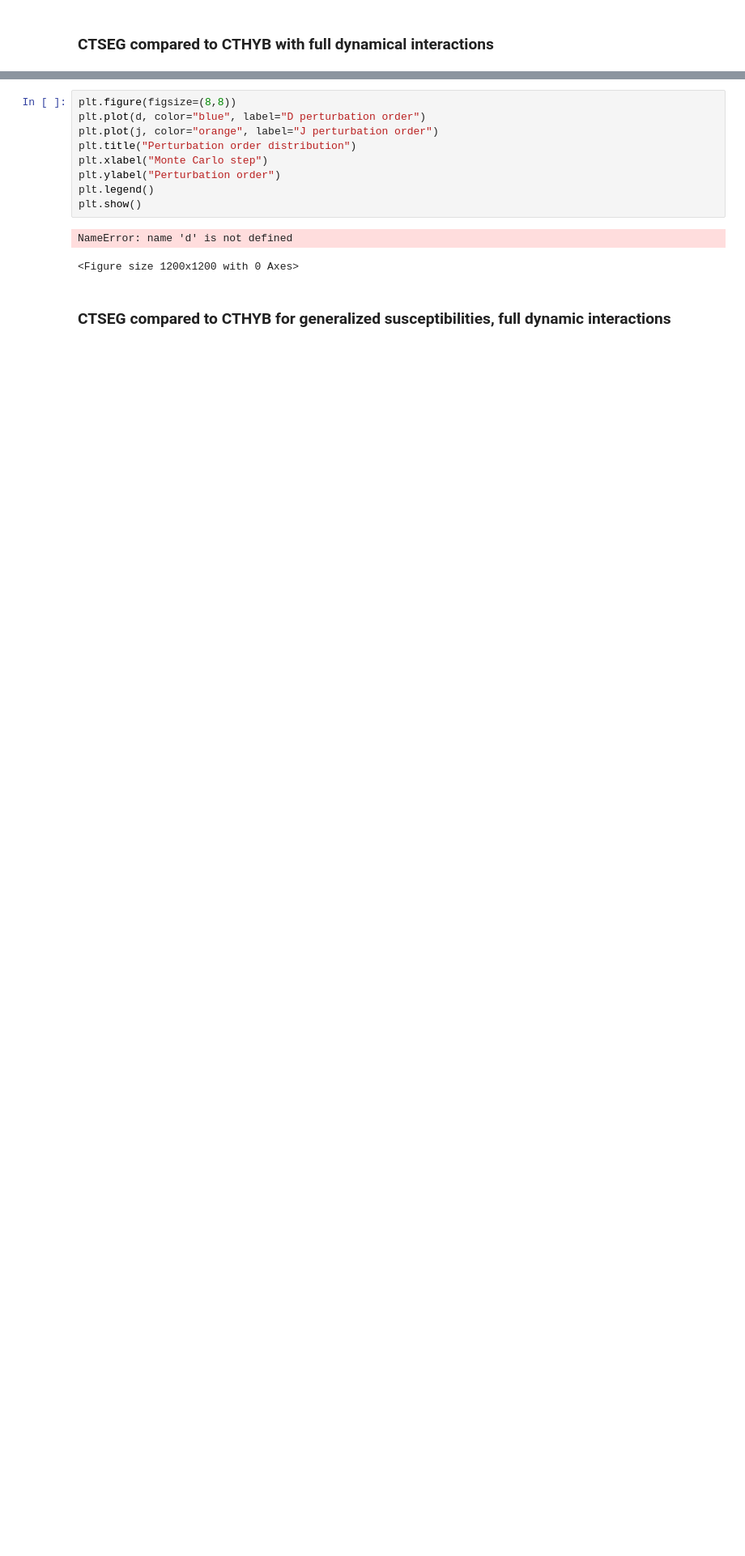
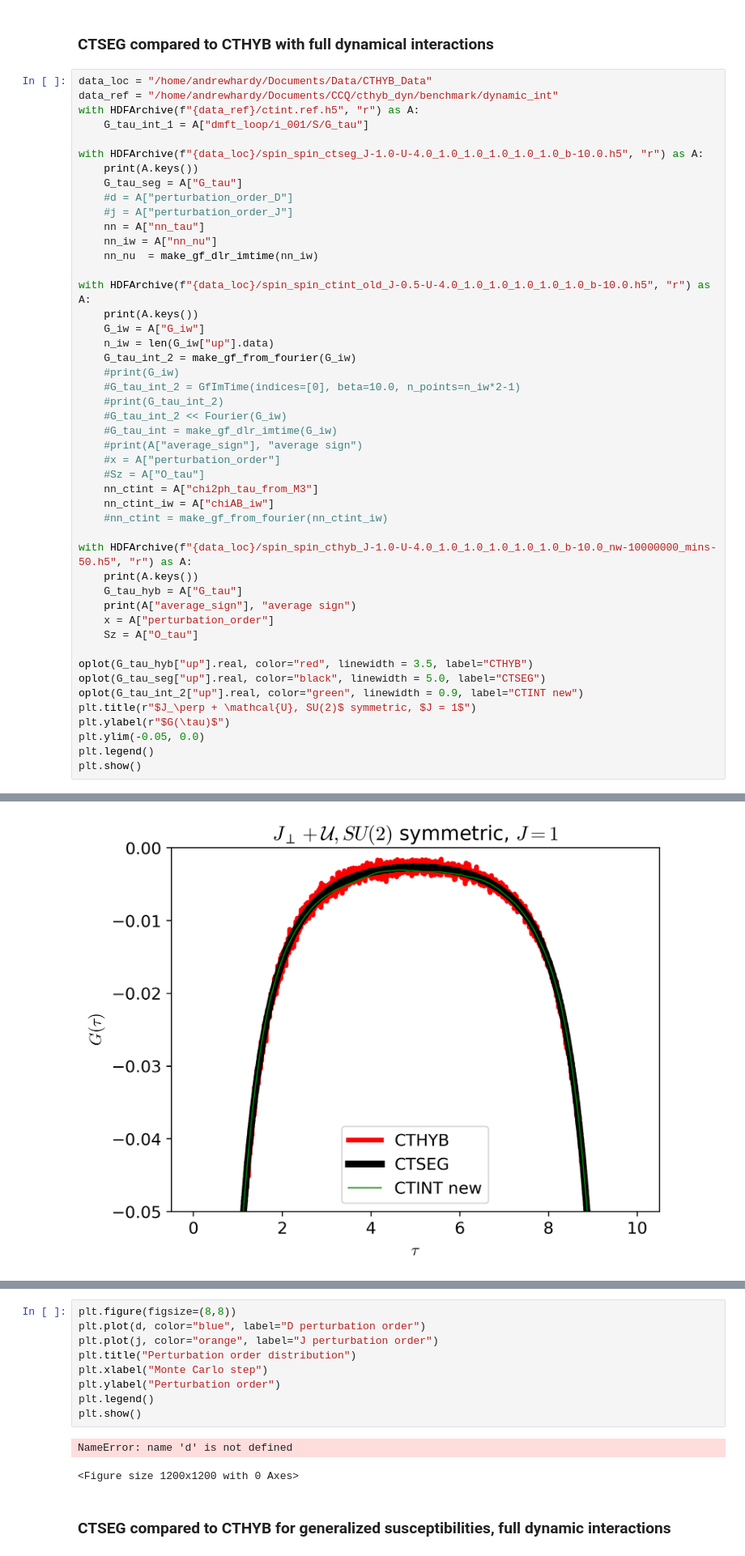
Before and after one commit to andrewkhardy/cthyb, a Jupyter notebook: benchmark/dynamic_int/CTHYB_Benchmarking.ipynb, the cells around one changed output, grey strips where cells are left out. Shown at 81% size. Saved outputs shown, nothing was run; the diff lists cells and outputs as text; blank space fills up the shorter version.

```diff
--- a/benchmark/dynamic_int/CTHYB_Benchmarking.ipynb
+++ b/benchmark/dynamic_int/CTHYB_Benchmarking.ipynb
@@ -56,3 +56,51 @@ plt.show()
 [figure]
 # %% [markdown]
 ### CTSEG compared to CTHYB with full dynamical interactions
+# %%
+data_loc = "/home/andrewhardy/Documents/Data/CTHYB_Data"
+data_ref = "/home/andrewhardy/Documents/CCQ/cthyb_dyn/benchmark/dynamic_int"
+with HDFArchive(f"{data_ref}/ctint.ref.h5", "r") as A:
+    G_tau_int_1 = A["dmft_loop/i_001/S/G_tau"]
+
+with HDFArchive(f"{data_loc}/spin_spin_ctseg_J-1.0-U-4.0_1.0_1.0_1.0_1.0_1.0_b-10.0.h5", "r") as A:
+    print(A.keys())
+    G_tau_seg = A["G_tau"]
+    #d = A["perturbation_order_D"]
+    #j = A["perturbation_order_J"]
+    nn = A["nn_tau"]
+    nn_iw = A["nn_nu"]
+    nn_nu  = make_gf_dlr_imtime(nn_iw)
+
+with HDFArchive(f"{data_loc}/spin_spin_ctint_old_J-0.5-U-4.0_1.0_1.0_1.0_1.0_1.0_b-10.0.h5", "r") as A:
+    print(A.keys())
+    G_iw = A["G_iw"]
+    n_iw = len(G_iw["up"].data)
+    G_tau_int_2 = make_gf_from_fourier(G_iw)
+    #print(G_iw)
+    #G_tau_int_2 = GfImTime(indices=[0], beta=10.0, n_points=n_iw*2-1)
+    #print(G_tau_int_2)
+    #G_tau_int_2 << Fourier(G_iw)
+    #G_tau_int = make_gf_dlr_imtime(G_iw)
+    #print(A["average_sign"], "average sign")
+    #x = A["perturbation_order"]
+    #Sz = A["O_tau"]
+    nn_ctint = A["chi2ph_tau_from_M3"]
+    nn_ctint_iw = A["chiAB_iw"]
+    #nn_ctint = make_gf_from_fourier(nn_ctint_iw)
+
+with HDFArchive(f"{data_loc}/spin_spin_cthyb_J-1.0-U-4.0_1.0_1.0_1.0_1.0_1.0_b-10.0_nw-10000000_mins-50.h5", "r") as A:
+    print(A.keys())
+    G_tau_hyb = A["G_tau"]
+    print(A["average_sign"], "average sign")
+    x = A["perturbation_order"]
+    Sz = A["O_tau"]
+
+oplot(G_tau_hyb["up"].real, color="red", linewidth = 3.5, label="CTHYB")
+oplot(G_tau_seg["up"].real, color="black", linewidth = 5.0, label="CTSEG")
+oplot(G_tau_int_2["up"].real, color="green", linewidth = 0.9, label="CTINT new")
+plt.title(r"$J_\perp + \mathcal{U}, SU(2)$ symmetric, $J = 1$")
+plt.ylabel(r"$G(\tau)$")
+plt.ylim(-0.05, 0.0)
+plt.legend()
+plt.show()
+# %% [output]
@@ -58,0 +111 @@ plt.show()
+[figure, added]
```
Also changed, not shown: parts of 7 cells of this notebook, 1 other file.
